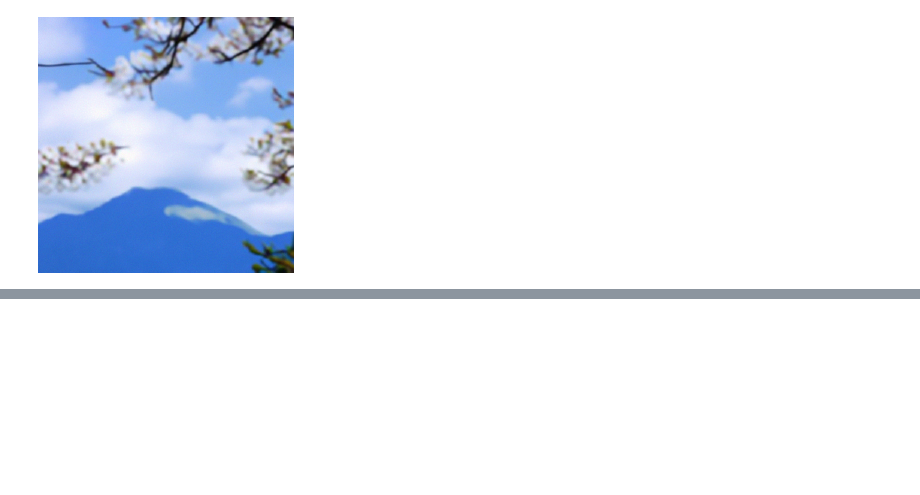
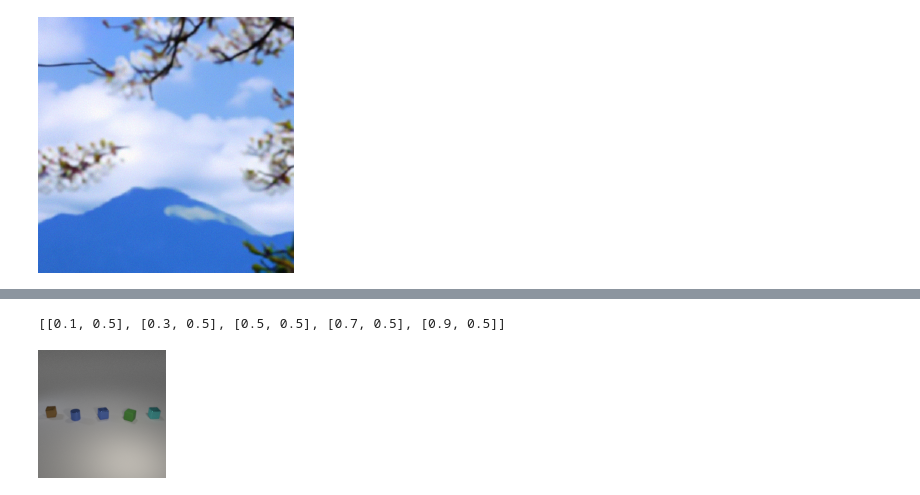
Before and after one commit to energy-based-model/Compositional-Visual-Generation-with-Composable-Diffusion-Models-PyTorch, a Jupyter notebook: notebooks/demo.ipynb, the cells around one changed output, grey strips where cells are left out. Cells and saved outputs as stored; diff of their text form; code cells hidden in the pictures; blank space fills up the shorter version.

```diff
--- a/notebooks/compose_glide.ipynb
+++ b/notebooks/demo.ipynb
@@ -248,0 +301,58 @@ show_images(upsamples)
+# %%
+# Sampling parameters
+#@markdown `coordinates`: when composing  multiple positions, using `|` as the delimiter.
+#@markdown Note: we use `x` in range `[0.1, 0.9]` and `y` in range `[0.25, 0.7]` since the training dataset labels are in given ranges.
+
+coordinates = "0.1, 0.5 | 0.3, 0.5 | 0.5, 0.5 | 0.7, 0.5 | 0.9, 0.5" #@param{type: 'string'}
+coordinates = [[float(x.split(',')[0].strip()), float(x.split(',')[1].strip())]
+               for x in coordinates.split('|')]
+print(coordinates)
+coordinates += [[-1, -1]] # add unconditional score label
+batch_size = 1
+guidance_scale = 10 #@param{type: 'number'}
+# %% [output]
+[[0.1, 0.5], [0.3, 0.5], [0.5, 0.5], [0.7, 0.5], [0.9, 0.5]]
+# %%
+# sampling function
+def model_fn(x_t, ts, **kwargs):
+    half = x_t[:1]
+    combined = th.cat([half] * kwargs['y'].size(0), dim=0)
+    model_out = model(combined, ts, **kwargs)
+    eps, rest = model_out[:, :3], model_out[:, 3:]
+    masks = kwargs.get('masks')
+    cond_eps = eps[masks].mean(dim=0, keepdim=True)
+    uncond_eps = eps[~masks].mean(dim=0, keepdim=True)
+    half_eps = uncond_eps + guidance_scale * (cond_eps - uncond_eps)
+    eps = th.cat([half_eps] * x_t.size(0), dim=0)
+    return th.cat([eps, rest], dim=1)
+# %%
+masks = [True] * (len(coordinates) - 1) + [False]
+model_kwargs = dict(
+    y=th.tensor(coordinates, dtype=th.float, device=device),
+    masks=th.tensor(masks, dtype=th.bool, device=device)
+)
+# %%
+##############################
+# Sample from the base model #
+##############################
+
+# Create the text tokens to feed to the model.
+def sample(coordinates):
+  samples = diffusion.p_sample_loop(
+        model_fn,
+        (len(coordinates), 3, options["image_size"], options["image_size"]),
+        device=device,
+        clip_denoised=True,
+        progress=True,
+        model_kwargs=model_kwargs,
+        cond_fn=None,
+    )[:batch_size]
+
+  # Show the output
+  return samples
+# %%
+# sampling 128x128 images
+samples = sample(coordinates)
+show_images(samples)
+# %% [output]
+[figure, added]
```
Also changed, not shown: parts of 7 cells of this notebook, 3 other files.
